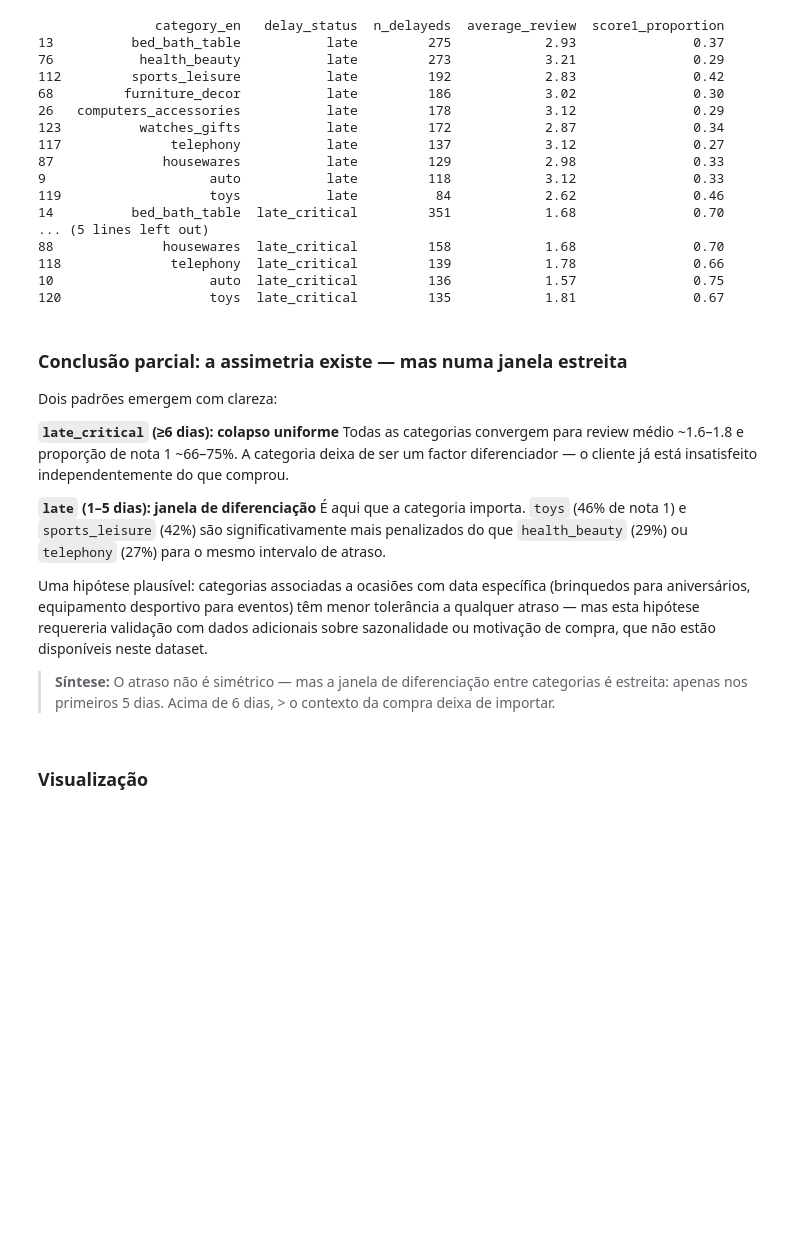
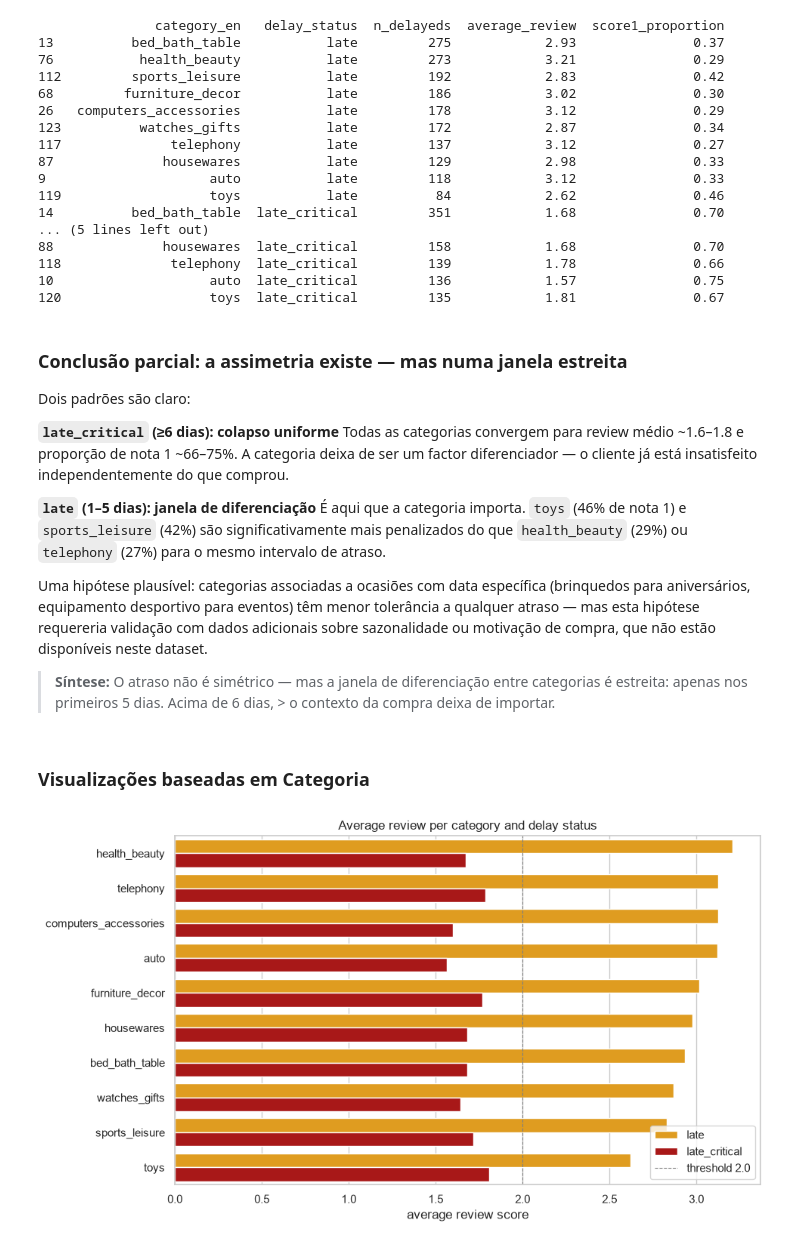
Before and after one commit to rodriguesbrian/olist_project, a Jupyter notebook: notebooks/analysis.ipynb, the cells around one changed output. Drawn from its saved outputs; the diff is of its cells as text; code cells hidden in the pictures; blank space fills up the shorter version.

```diff
--- a/notebooks/analysis.ipynb
+++ b/notebooks/analysis.ipynb
@@ -1345,8 +1335,8 @@ volume_category_status.head(10)
 # %%
 # top 10 categorias por volume
-top10 = volume_category.head(10)['category_en'].tolist()
+top10 = volume_category.head(10)['category_en']
 
-#
+# visualização do agregado baseado em top 10 categorias com maiores atrasados
 print(
     volume_category_status[
         volume_category_status['category_en'].isin(top10)
@@ -1373,7 +1363,7 @@ print(
 # %% [markdown]
 ### Conclusão parcial: a assimetria existe — mas numa janela estreita
 
-Dois padrões emergem com clareza:
+Dois padrões são claro:
 
 **`late_critical` (≥6 dias): colapso uniforme**
 Todas as categorias convergem para review médio ~1.6–1.8 e proporção de nota 1 ~66–75%. A categoria deixa de ser um factor diferenciador — o cliente já está insatisfeito independentemente do que comprou.
@@ -1386,4 +1376,36 @@ requereria validação com dados adicionais sobre sazonalidade ou motivação de
 
 > **Síntese:** O atraso não é simétrico — mas a janela de diferenciação entre categorias é estreita: apenas nos primeiros 5 dias. Acima de 6 dias, > o contexto da compra deixa de importar.
 # %% [markdown]
-### Visualização
+### Visualizações baseadas em Categoria
+# %%
+# ordenação por score médio de review dentro de late para destacar diferenciação
+order_late = (
+    volume_category_status[
+        (volume_category_status['category_en'].isin(top10)) &
+        (volume_category_status['delay_status'] == 'late')
+        ]
+    .sort_values('average_review', ascending=False)['category_en']
+)
+# %%
+# gráfico 1 — nota média por categoria e estado do atraso
+sns.barplot(
+    data=volume_category_status[volume_category_status['category_en'].isin(top10)],
+    x='average_review',
+    y='category_en',
+    hue='delay_status',
+    order=order_late,
+    palette={'late': '#FFA500', 'late_critical': '#C00000'},
+    )
+plt.title('Average review per category and delay status')
+plt.ylabel('')
+plt.xlabel('average review score')
+plt.axvline(
+    x=2,
+    color='gray',
+    linestyle='--',
+    linewidth=0.8,
+    label='threshold 2.0')
+plt.legend()
+plt.show()
+# %% [output]
+[figure, added]
```
Also changed, not shown: parts of 19 cells of this notebook.
